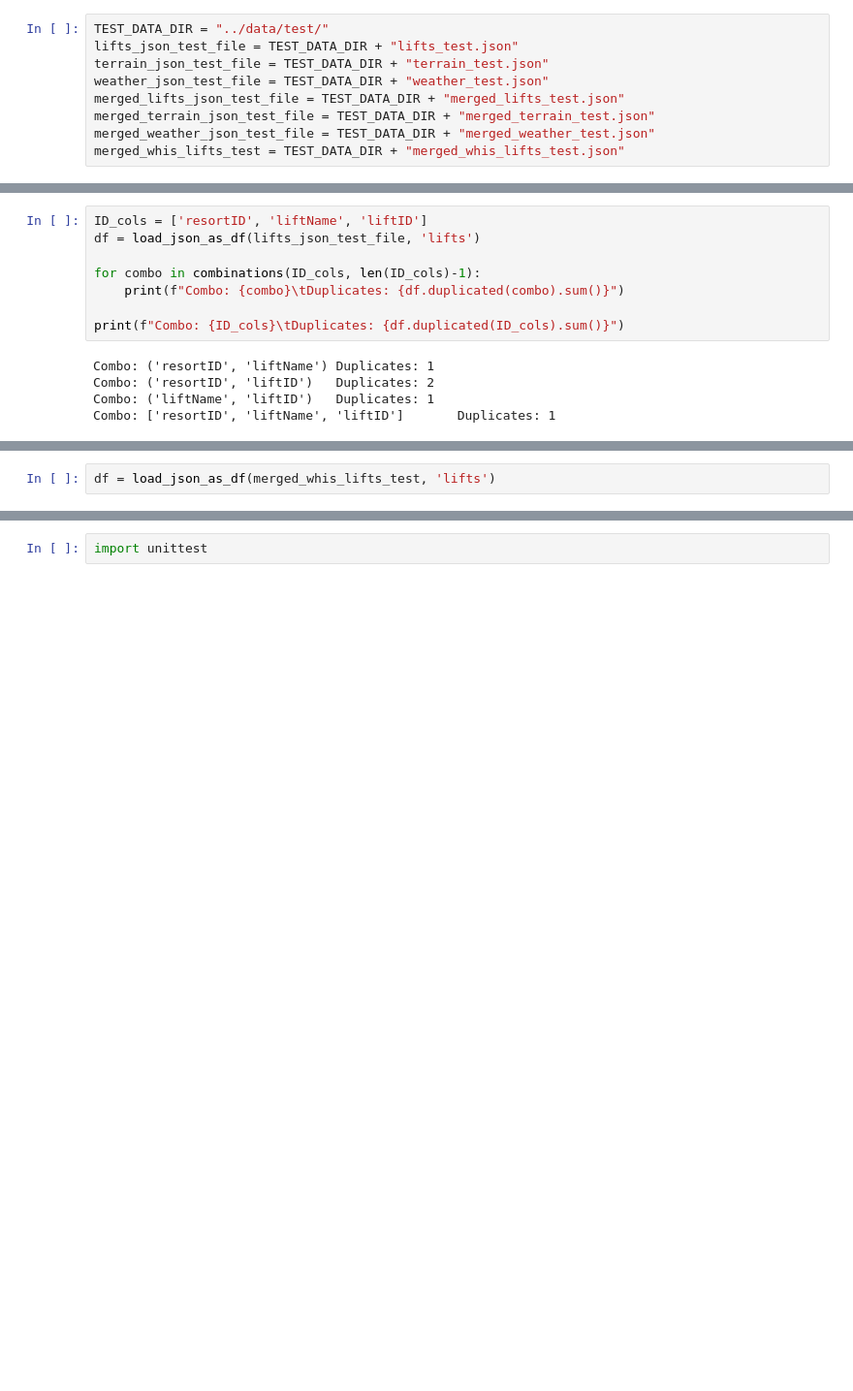
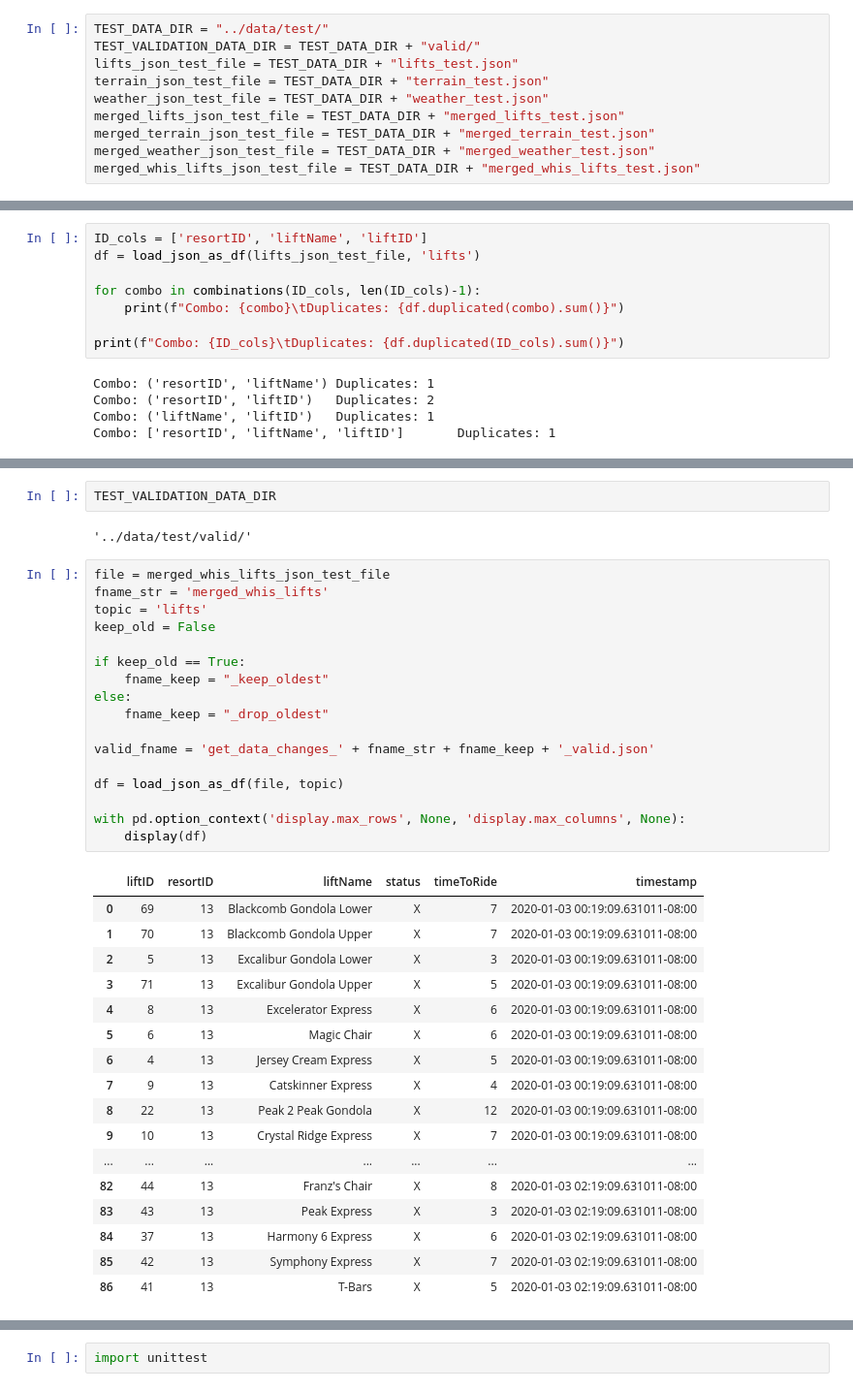
Before and after one commit to Pall-v/snowbot, a Jupyter notebook: notebooks/2.0-pv-process-json.ipynb, the cells around one changed output, grey strips where cells are left out. Shown at 97% size. Cells and saved outputs as stored; diff of their text form; blank space fills up the shorter version.

Commit message:
Test update
Creating test validation files and rewriting test_get_data_changes with loop

```diff
--- a/notebooks/2.0-pv-process-json.ipynb
+++ b/notebooks/2.0-pv-process-json.ipynb
@@ -662,13 +665,14 @@ KeyboardInterrupt:
 ### Testing
 # %%
 TEST_DATA_DIR = "../data/test/"
+TEST_VALIDATION_DATA_DIR = TEST_DATA_DIR + "valid/"
 lifts_json_test_file = TEST_DATA_DIR + "lifts_test.json"
 terrain_json_test_file = TEST_DATA_DIR + "terrain_test.json"
 weather_json_test_file = TEST_DATA_DIR + "weather_test.json"
 merged_lifts_json_test_file = TEST_DATA_DIR + "merged_lifts_test.json"
 merged_terrain_json_test_file = TEST_DATA_DIR + "merged_terrain_test.json"
 merged_weather_json_test_file = TEST_DATA_DIR + "merged_weather_test.json"
-merged_whis_lifts_test = TEST_DATA_DIR + "merged_whis_lifts_test.json"
+merged_whis_lifts_json_test_file = TEST_DATA_DIR + "merged_whis_lifts_test.json"
 # %%
 from itertools import combinations
 
@@ -708,2 +710,39 @@ df[df.duplicated(ID_cols, keep=False)]
-# %%
-df = load_json_as_df(merged_whis_lifts_test, 'lifts')
+# %%
+TEST_VALIDATION_DATA_DIR
+# %% [output]
+'../data/test/valid/'
+# %%
+file = merged_whis_lifts_json_test_file
+fname_str = 'merged_whis_lifts'
+topic = 'lifts'
+keep_old = False
+
+if keep_old == True:
+    fname_keep = "_keep_oldest"
+else:
+    fname_keep = "_drop_oldest"
+
+valid_fname = 'get_data_changes_' + fname_str + fname_keep + '_valid.json'
+
+df = load_json_as_df(file, topic)
+
+with pd.option_context('display.max_rows', None, 'display.max_columns', None):
+    display(df)
+# %% [output]
+|  | liftID | resortID | liftName | status | timeToRide | timestamp |
+| 0 | 69 | 13 | Blackcomb Gondola Lower | X | 7 | 2020-01-03 00:19:09.631011-08:00 |
+| 1 | 70 | 13 | Blackcomb Gondola Upper | X | 7 | 2020-01-03 00:19:09.631011-08:00 |
+| 2 | 5 | 13 | Excalibur Gondola Lower | X | 3 | 2020-01-03 00:19:09.631011-08:00 |
+| 3 | 71 | 13 | Excalibur Gondola Upper | X | 5 | 2020-01-03 00:19:09.631011-08:00 |
+| 4 | 8 | 13 | Excelerator Express | X | 6 | 2020-01-03 00:19:09.631011-08:00 |
+| 5 | 6 | 13 | Magic Chair | X | 6 | 2020-01-03 00:19:09.631011-08:00 |
+| 6 | 4 | 13 | Jersey Cream Express | X | 5 | 2020-01-03 00:19:09.631011-08:00 |
+| 7 | 9 | 13 | Catskinner Express | X | 4 | 2020-01-03 00:19:09.631011-08:00 |
+| 8 | 22 | 13 | Peak 2 Peak Gondola | X | 12 | 2020-01-03 00:19:09.631011-08:00 |
+| 9 | 10 | 13 | Crystal Ridge Express | X | 7 | 2020-01-03 00:19:09.631011-08:00 |
+| ... | ... | ... | ... | ... | ... | ... |
+| 82 | 44 | 13 | Franz's Chair | X | 8 | 2020-01-03 02:19:09.631011-08:00 |
+| 83 | 43 | 13 | Peak Express | X | 3 | 2020-01-03 02:19:09.631011-08:00 |
+| 84 | 37 | 13 | Harmony 6 Express | X | 6 | 2020-01-03 02:19:09.631011-08:00 |
+| 85 | 42 | 13 | Symphony Express | X | 7 | 2020-01-03 02:19:09.631011-08:00 |
+| 86 | 41 | 13 | T-Bars | X | 5 | 2020-01-03 02:19:09.631011-08:00 |
```
Also changed, not shown: parts of 13 cells of this notebook, 8 other files.
